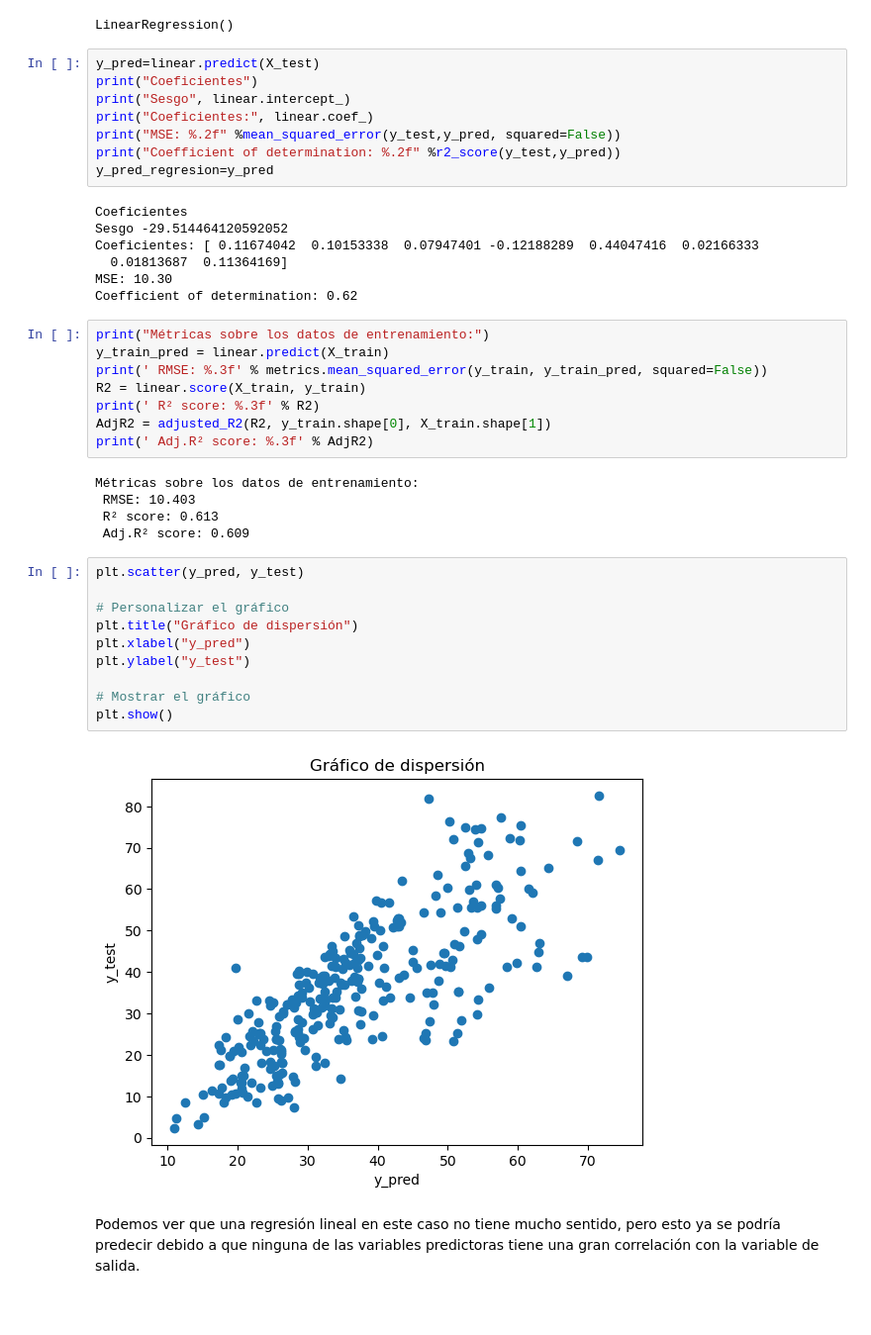
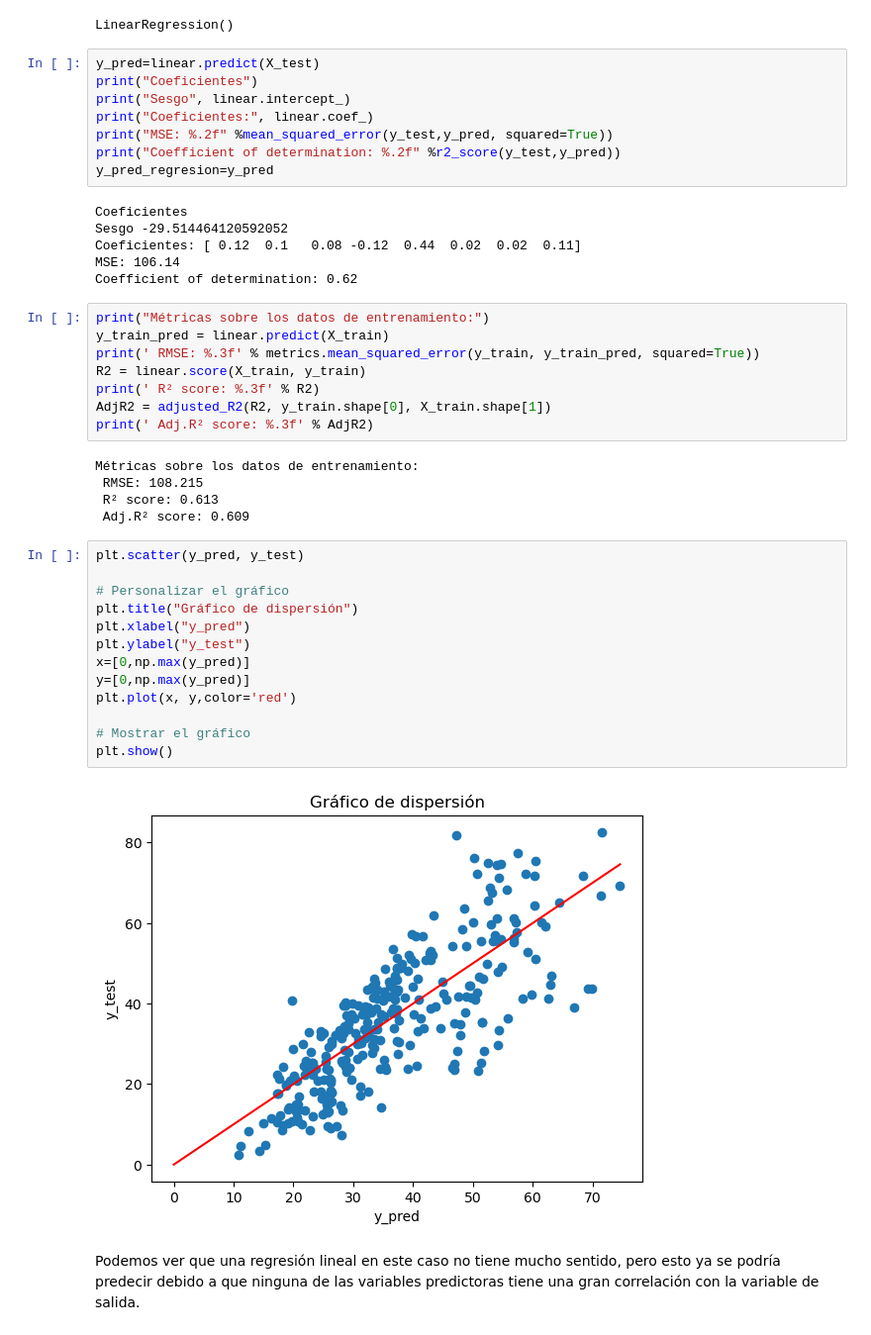
Before and after one commit to PedroAngelFM/TFG, a Jupyter notebook: Python/Código/TFG-Cemento (1).ipynb, the cells around one changed output. Shown at 99% size. Drawn from its saved outputs; the diff is of its cells as text; blank space fills up the shorter version.

```diff
--- a/Python/Código/TFG-Cemento.ipynb
+++ b/Python/Código/TFG-Cemento (1).ipynb
@@ -103,41 +167,43 @@ y_pred=linear.predict(X_test)
 print("Coeficientes")
 print("Sesgo", linear.intercept_)
 print("Coeficientes:", linear.coef_)
-print("MSE: %.2f" %mean_squared_error(y_test,y_pred, squared=False))
+print("MSE: %.2f" %mean_squared_error(y_test,y_pred, squared=True))
 print("Coefficient of determination: %.2f" %r2_score(y_test,y_pred))
 y_pred_regresion=y_pred
 # %% [output]
 Coeficientes
 Sesgo -29.514464120592052
-Coeficientes: [ 0.11674042  0.10153338  0.07947401 -0.12188289  0.44047416  0.02166333
-  0.01813687  0.11364169]
-MSE: 10.30
+Coeficientes: [ 0.12  0.1   0.08 -0.12  0.44  0.02  0.02  0.11]
+MSE: 106.14
 Coefficient of determination: 0.62
 # %%
 print("Métricas sobre los datos de entrenamiento:")
 y_train_pred = linear.predict(X_train)
-print(' RMSE: %.3f' % metrics.mean_squared_error(y_train, y_train_pred, squared=False))
+print(' RMSE: %.3f' % metrics.mean_squared_error(y_train, y_train_pred, squared=True))
 R2 = linear.score(X_train, y_train)
 print(' R² score: %.3f' % R2)
 AdjR2 = adjusted_R2(R2, y_train.shape[0], X_train.shape[1])
 print(' Adj.R² score: %.3f' % AdjR2)
 # %% [output]
 Métricas sobre los datos de entrenamiento:
- RMSE: 10.403
+ RMSE: 108.215
  R² score: 0.613
  Adj.R² score: 0.609
 # %%
 plt.scatter(y_pred, y_test)
 
 # Personalizar el gráfico
 plt.title("Gráfico de dispersión")
 plt.xlabel("y_pred")
 plt.ylabel("y_test")
+x=[0,np.max(y_pred)]
+y=[0,np.max(y_pred)]
+plt.plot(x, y,color='red')
 
 # Mostrar el gráfico
 plt.show()
 # %% [output]
-[figure, old version]
+[figure, new version]
 # %% [markdown]
 Podemos ver que una regresión lineal en este caso no tiene mucho sentido, pero esto ya se podría predecir debido a que ninguna de las variables predictoras tiene una gran correlación con la variable de salida.
 # %% [markdown]
```
Also changed, not shown: parts of 19 cells of this notebook, 15 other files.
